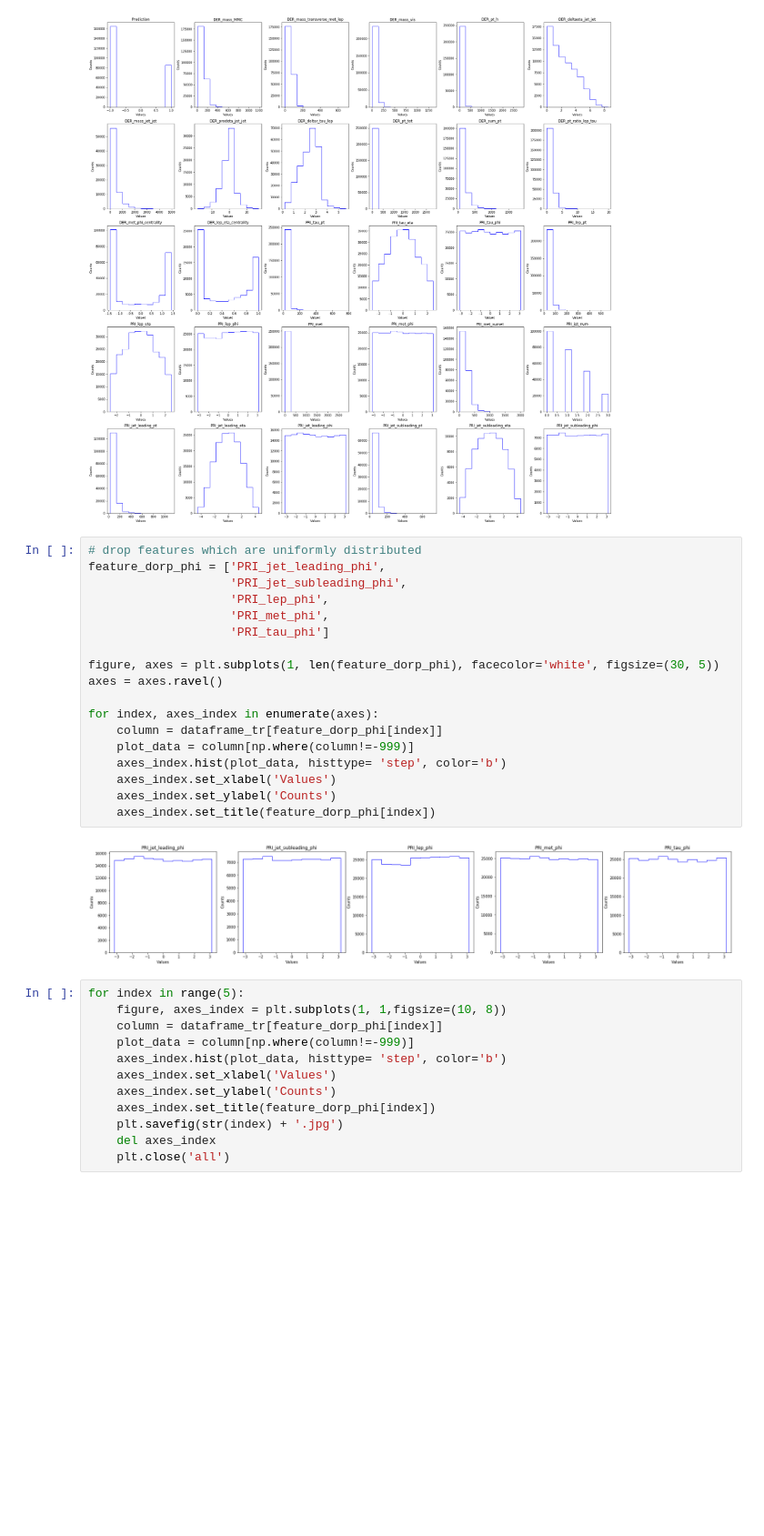
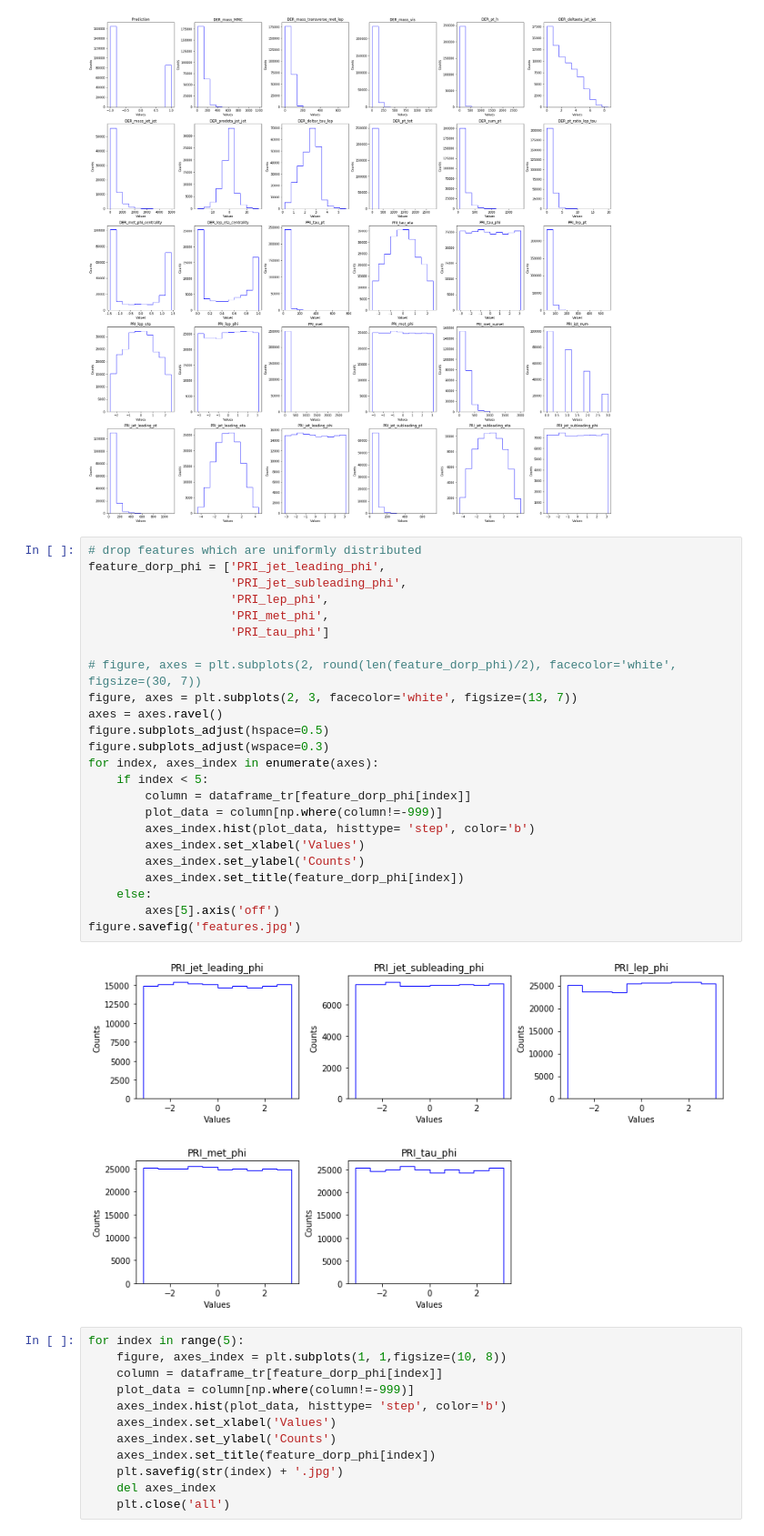
Before and after one commit to yf0726/ML_2018, a Jupyter notebook: Final Version.ipynb, the cells around one changed output. Shown at 91% size. Cells and saved outputs as stored; diff of their text form; blank space fills up the shorter version.

```diff
--- a/Final Version.ipynb
+++ b/Final Version.ipynb
@@ -71,23 +108,29 @@ for index, axes_index in enumerate(axes):
 # %%
 # drop features which are uniformly distributed
 feature_dorp_phi = ['PRI_jet_leading_phi',
                     'PRI_jet_subleading_phi',
                     'PRI_lep_phi',
                     'PRI_met_phi',
                     'PRI_tau_phi']
 
-figure, axes = plt.subplots(1, len(feature_dorp_phi), facecolor='white', figsize=(30, 5))
+# figure, axes = plt.subplots(2, round(len(feature_dorp_phi)/2), facecolor='white', figsize=(30, 7))
+figure, axes = plt.subplots(2, 3, facecolor='white', figsize=(13, 7))
 axes = axes.ravel()
-
+figure.subplots_adjust(hspace=0.5)
+figure.subplots_adjust(wspace=0.3)
 for index, axes_index in enumerate(axes):
-    column = dataframe_tr[feature_dorp_phi[index]]
-    plot_data = column[np.where(column!=-999)]
-    axes_index.hist(plot_data, histtype= 'step', color='b')
-    axes_index.set_xlabel('Values')
-    axes_index.set_ylabel('Counts')
-    axes_index.set_title(feature_dorp_phi[index])
+    if index < 5:
+        column = dataframe_tr[feature_dorp_phi[index]]
+        plot_data = column[np.where(column!=-999)]
+        axes_index.hist(plot_data, histtype= 'step', color='b')
+        axes_index.set_xlabel('Values')
+        axes_index.set_ylabel('Counts')
+        axes_index.set_title(feature_dorp_phi[index])
+    else:
+        axes[5].axis('off')
+figure.savefig('features.jpg')
 # %% [output]
-[figure, old version]
+[figure, new version]
 # %%
 for index in range(5):
     figure, axes_index = plt.subplots(1, 1,figsize=(10, 8))
```
Also changed, not shown: parts of 34 cells of this notebook, 3 other files.
